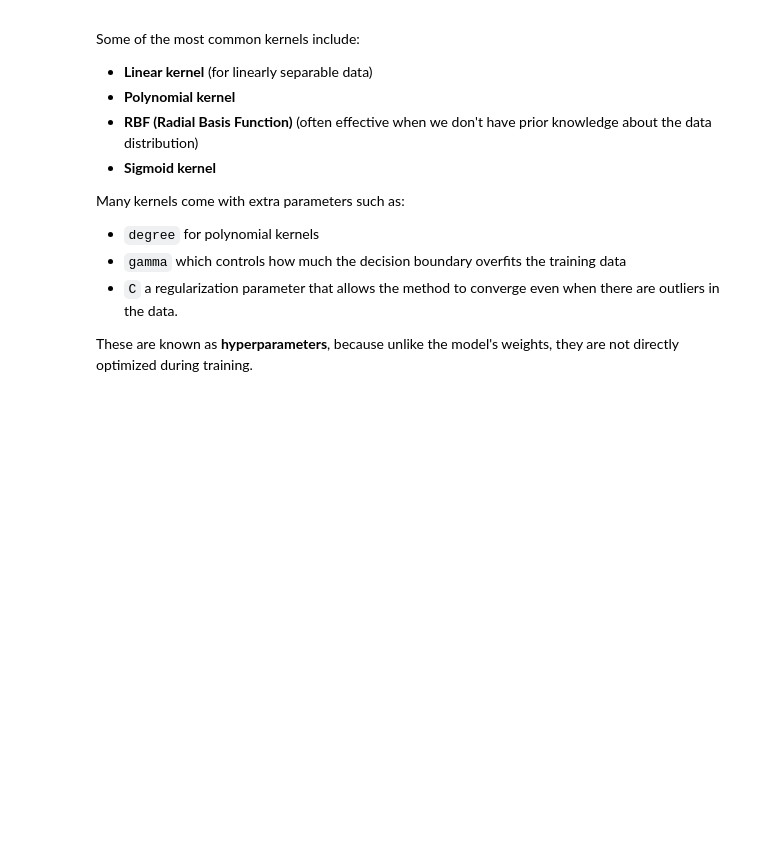
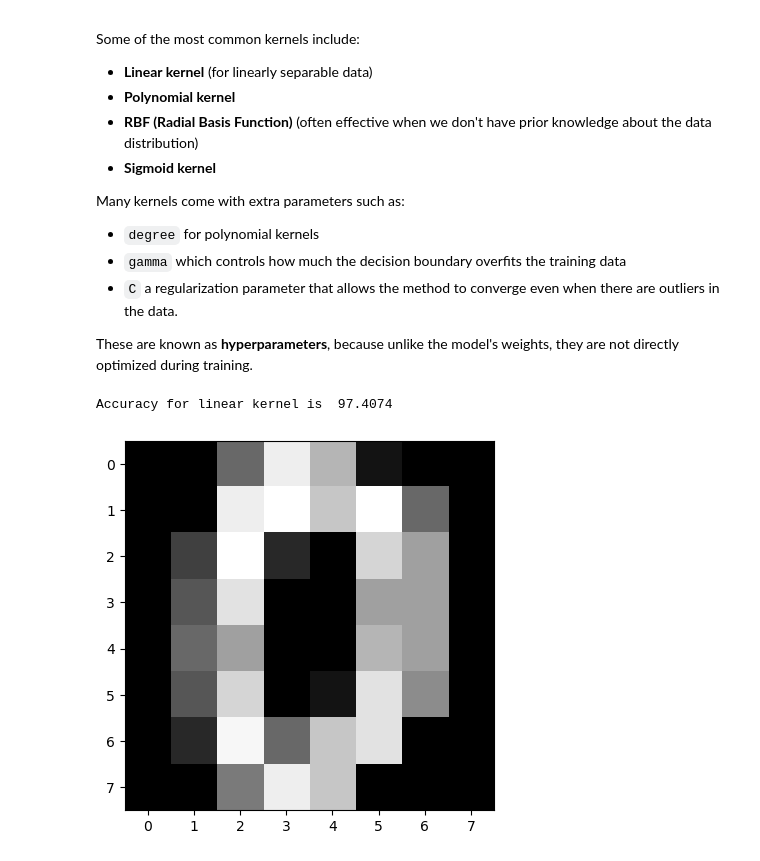
Before and after one commit to errhernandez/Lessons, a Jupyter notebook: MachineLearningTutorial.ipynb, the cells around one changed output. Drawn from its saved outputs; the diff is of its cells as text; code cells hidden in the pictures; blank space fills up the shorter version.

```diff
--- a/MachineLearningTutorial.ipynb
+++ b/MachineLearningTutorial.ipynb
@@ -378,3 +372,27 @@ These are known as **hyperparameters**, because unlike the model's weights, they
+# %%
+
+from sklearn.datasets import load_digits
+import matplotlib.pyplot as plt
+from sklearn.model_selection import train_test_split
+from sklearn.metrics import accuracy_score
+from sklearn.svm import SVC
+
+X, Y = load_digits(return_X_y = True)
+X_train, X_test, Y_train, Y_test = train_test_split(X, Y, test_size = 0.3, shuffle = True, random_state = 0)
+
+#Try to test which kernel works best for this data set containing hand-written digits
+kernel = 'linear'
+svc = SVC(C = 10, kernel = kernel)
+svc.fit(X_train, Y_train)
+accuracy = accuracy_score(Y_test, svc.predict(X_test))
+
+print(f'Accuracy for {kernel} kernel is {accuracy * 100: .4f}')
+
+plt.imshow(X[0].reshape(8,8), cmap = 'Greys_r')
+plt.show()
+# %% [output]
+Accuracy for linear kernel is  97.4074
+[figure, added]
 # %% [markdown]
 ### Multilayer Perceptron (MLP)
 
```
Also changed, not shown: parts of 11 cells of this notebook, 3 other files.
